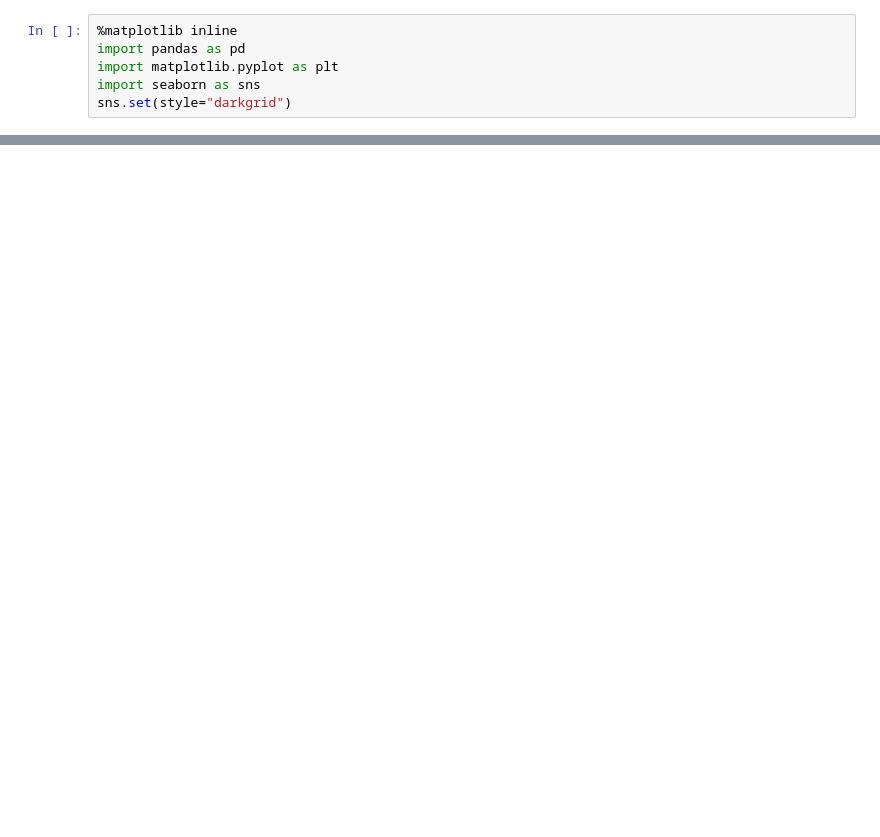
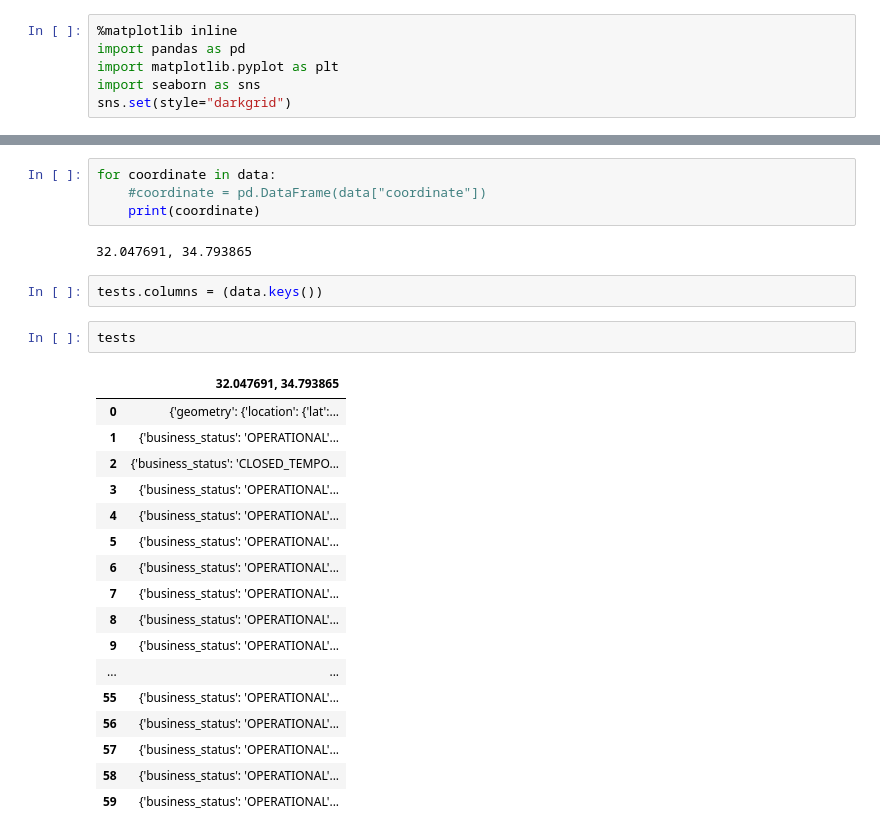
Before and after one commit to yrgfvbc/Circle_Searcher, a Jupyter notebook: test.ipynb, the cells around one changed output, grey strips where cells are left out. Saved outputs shown, nothing was run; the diff lists cells and outputs as text; blank space fills up the shorter version.

```diff
--- a/test.ipynb
+++ b/test.ipynb
@@ -23,0 +13,28 @@ len(df)
+# %%
+for coordinate in data:
+    #coordinate = pd.DataFrame(data["coordinate"])
+    print(coordinate)
+# %% [output]
+32.047691, 34.793865
+# %%
+tests.columns = (data.keys())
+# %%
+tests
+# %% [output]
+|  | 32.047691, 34.793865 |
+| 0 | {'geometry': {'location': {'lat':... |
+| 1 | {'business_status': 'OPERATIONAL'... |
+| 2 | {'business_status': 'CLOSED_TEMPO... |
+| 3 | {'business_status': 'OPERATIONAL'... |
+| 4 | {'business_status': 'OPERATIONAL'... |
+| 5 | {'business_status': 'OPERATIONAL'... |
+| 6 | {'business_status': 'OPERATIONAL'... |
+| 7 | {'business_status': 'OPERATIONAL'... |
+| 8 | {'business_status': 'OPERATIONAL'... |
+| 9 | {'business_status': 'OPERATIONAL'... |
+| ... | ... |
+| 55 | {'business_status': 'OPERATIONAL'... |
+| 56 | {'business_status': 'OPERATIONAL'... |
+| 57 | {'business_status': 'OPERATIONAL'... |
+| 58 | {'business_status': 'OPERATIONAL'... |
+| 59 | {'business_status': 'OPERATIONAL'... |
```
Also changed, not shown: parts of 5 cells of this notebook, 1 other file.
